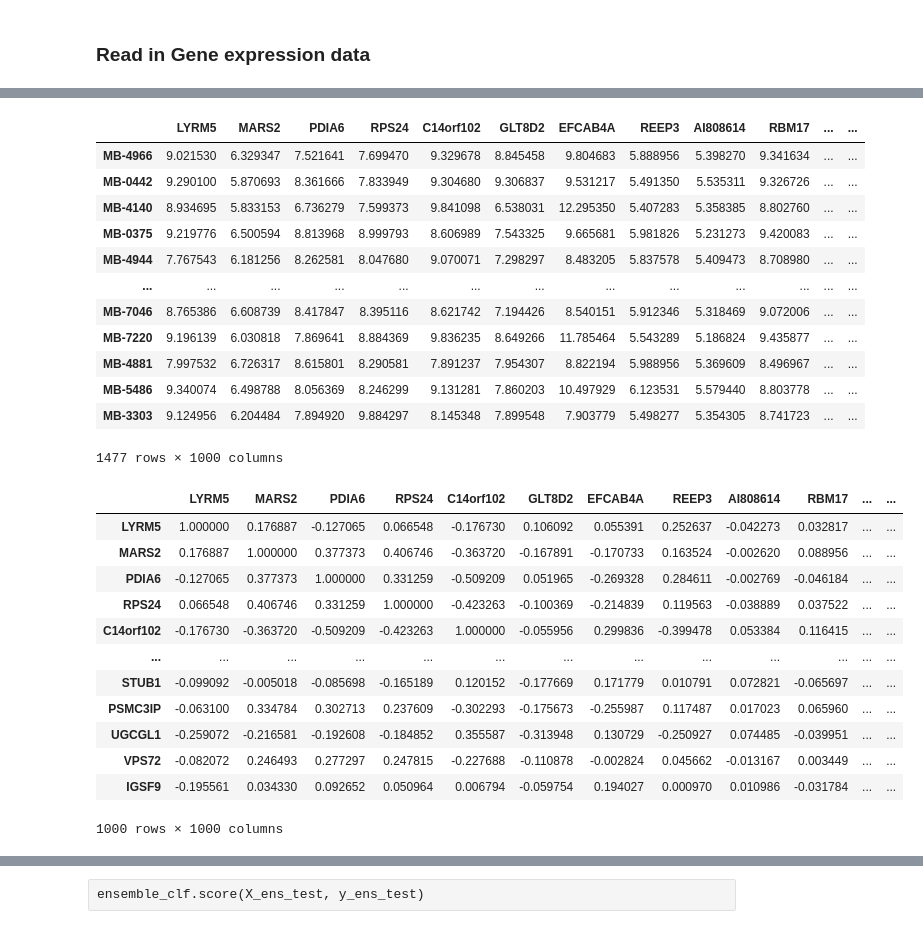
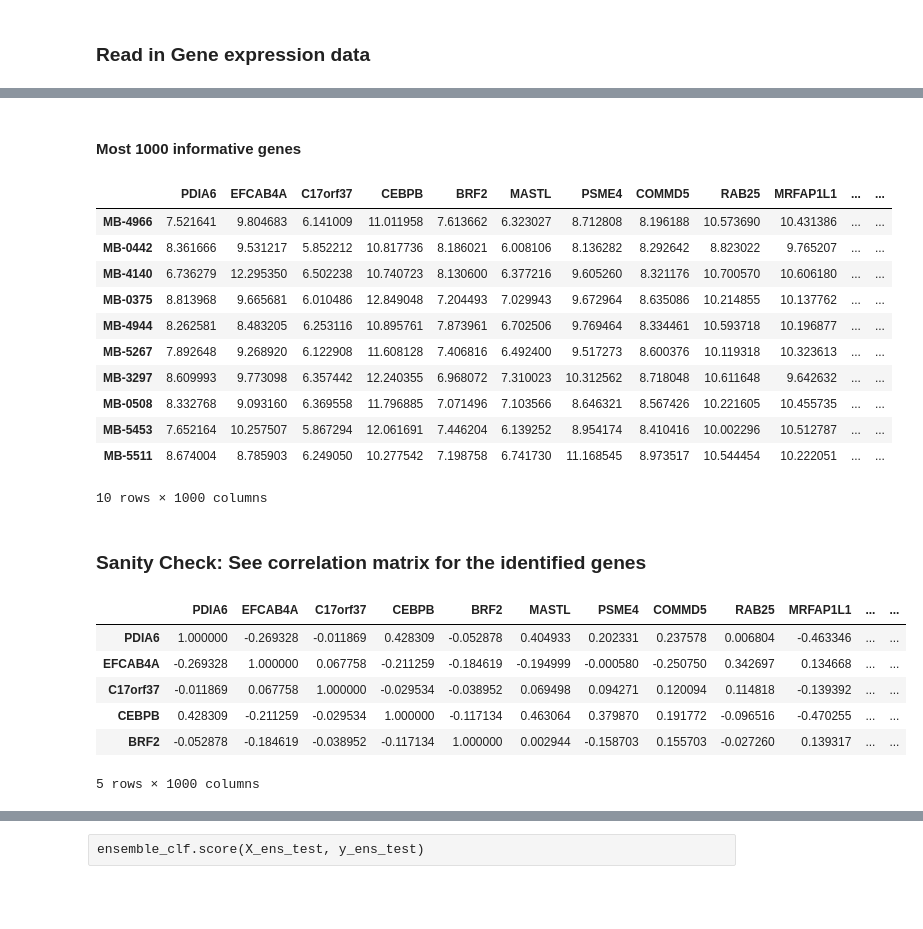
Before and after one commit to RMichae1/biohack2020, a Jupyter notebook: modeling.ipynb, the cells around one changed output, grey strips where cells are left out. Drawn from its saved outputs; the diff is of its cells as text; code cells hidden in the pictures; blank space fills up the shorter version.

```diff
--- a/modeling.ipynb
+++ b/modeling.ipynb
@@ -26,6 +39,11 @@ import matplotlib.pyplot as plt
 ### SET HYPERPARAMETERS
 GENES_SELECTION = 1000
 CNA_SELECTION = 1000
+
+# select which routines to run
+do_xgb_feature_selection = True
+do_rf_feature_selection = True
+do_rf_grid_search = True
 # %%
 patient_df = pd.read_csv("/home/rimichael/Uni/biohack/bric/data_clinical_patient.txt", sep="\t", skiprows=4)
 patient_df = patient_df.set_index('PATIENT_ID')
@@ -252,10 +273,14 @@ X_cna_train.iloc[:, cna_clf.support_]
 # %%
-gene_expr_clf = RFE(
-    RandomForestClassifier(max_depth= 25, max_leaf_nodes= 30,
-                                       n_estimators= 300, n_jobs=6),
-               GENES_SELECTION, step=250, verbose=1)
+if do_rf_feature_selection:
+    gene_expr_clf = RFE(
+        RandomForestClassifier(max_depth= 25, max_leaf_nodes= 30,
+                                           n_estimators= 300, n_jobs=6),
+                   GENES_SELECTION, step=0.2, verbose=1)
 
-gene_expr_clf.fit(X_gene_train, y_gene_train)
-print(gene_expr_clf.score(X_gene_test, y_gene_test))
+    gene_expr_clf.fit(X_gene_train, y_gene_train)
+    print("Gene data RFE Random Forest - Train score:")
+    print(gene_expr_clf.score(X_gene_train, y_gene_train))
+    print("Gene data RFE Random Forest - test score:")
+    print(gene_expr_clf.score(X_gene_test, y_gene_test))
 # %% [output]
 Fitting estimator with 24368 features.
@@ -278,35 +295,32 @@ Fitting estimator with 1118 features.
+# %% [markdown]
+#### Most 1000 informative genes
 # %%
 top_gene_list = list(X_gene_train.iloc[:, gene_expr_clf.support_])
 top_gene_train_df = X_gene_train.iloc[:, gene_expr_clf.support_]
-top_gene_train_df
+top_gene_train_df.head(10)
 # %% [output]
-|  | LYRM5 | MARS2 | PDIA6 | RPS24 | C14orf102 | GLT8D2 | EFCAB4A | REEP3 | AI808614 | RBM17 | ... | ... |
-| MB-4966 | 9.021530 | 6.329347 | 7.521641 | 7.699470 | 9.329678 | 8.845458 | 9.804683 | 5.888956 | 5.398270 | 9.341634 | ... | ... |
-| MB-0442 | 9.290100 | 5.870693 | 8.361666 | 7.833949 | 9.304680 | 9.306837 | 9.531217 | 5.491350 | 5.535311 | 9.326726 | ... | ... |
-| MB-4140 | 8.934695 | 5.833153 | 6.736279 | 7.599373 | 9.841098 | 6.538031 | 12.295350 | 5.407283 | 5.358385 | 8.802760 | ... | ... |
-| MB-0375 | 9.219776 | 6.500594 | 8.813968 | 8.999793 | 8.606989 | 7.543325 | 9.665681 | 5.981826 | 5.231273 | 9.420083 | ... | ... |
-| MB-4944 | 7.767543 | 6.181256 | 8.262581 | 8.047680 | 9.070071 | 7.298297 | 8.483205 | 5.837578 | 5.409473 | 8.708980 | ... | ... |
-| ... | ... | ... | ... | ... | ... | ... | ... | ... | ... | ... | ... | ... |
-| MB-7046 | 8.765386 | 6.608739 | 8.417847 | 8.395116 | 8.621742 | 7.194426 | 8.540151 | 5.912346 | 5.318469 | 9.072006 | ... | ... |
-| MB-7220 | 9.196139 | 6.030818 | 7.869641 | 8.884369 | 9.836235 | 8.649266 | 11.785464 | 5.543289 | 5.186824 | 9.435877 | ... | ... |
-| MB-4881 | 7.997532 | 6.726317 | 8.615801 | 8.290581 | 7.891237 | 7.954307 | 8.822194 | 5.988956 | 5.369609 | 8.496967 | ... | ... |
-| MB-5486 | 9.340074 | 6.498788 | 8.056369 | 8.246299 | 9.131281 | 7.860203 | 10.497929 | 6.123531 | 5.579440 | 8.803778 | ... | ... |
-| MB-3303 | 9.124956 | 6.204484 | 7.894920 | 9.884297 | 8.145348 | 7.899548 | 7.903779 | 5.498277 | 5.354305 | 8.741723 | ... | ... |
+|  | PDIA6 | EFCAB4A | C17orf37 | CEBPB | BRF2 | MASTL | PSME4 | COMMD5 | RAB25 | MRFAP1L1 | ... | ... |
+| MB-4966 | 7.521641 | 9.804683 | 6.141009 | 11.011958 | 7.613662 | 6.323027 | 8.712808 | 8.196188 | 10.573690 | 10.431386 | ... | ... |
+| MB-0442 | 8.361666 | 9.531217 | 5.852212 | 10.817736 | 8.186021 | 6.008106 | 8.136282 | 8.292642 | 8.823022 | 9.765207 | ... | ... |
+| MB-4140 | 6.736279 | 12.295350 | 6.502238 | 10.740723 | 8.130600 | 6.377216 | 9.605260 | 8.321176 | 10.700570 | 10.606180 | ... | ... |
+| MB-0375 | 8.813968 | 9.665681 | 6.010486 | 12.849048 | 7.204493 | 7.029943 | 9.672964 | 8.635086 | 10.214855 | 10.137762 | ... | ... |
+| MB-4944 | 8.262581 | 8.483205 | 6.253116 | 10.895761 | 7.873961 | 6.702506 | 9.769464 | 8.334461 | 10.593718 | 10.196877 | ... | ... |
+| MB-5267 | 7.892648 | 9.268920 | 6.122908 | 11.608128 | 7.406816 | 6.492400 | 9.517273 | 8.600376 | 10.119318 | 10.323613 | ... | ... |
+| MB-3297 | 8.609993 | 9.773098 | 6.357442 | 12.240355 | 6.968072 | 7.310023 | 10.312562 | 8.718048 | 10.611648 | 9.642632 | ... | ... |
+| MB-0508 | 8.332768 | 9.093160 | 6.369558 | 11.796885 | 7.071496 | 7.103566 | 8.646321 | 8.567426 | 10.221605 | 10.455735 | ... | ... |
+| MB-5453 | 7.652164 | 10.257507 | 5.867294 | 12.061691 | 7.446204 | 6.139252 | 8.954174 | 8.410416 | 10.002296 | 10.512787 | ... | ... |
+| MB-5511 | 8.674004 | 8.785903 | 6.249050 | 10.277542 | 7.198758 | 6.741730 | 11.168545 | 8.973517 | 10.544454 | 10.222051 | ... | ... |
-1477 rows × 1000 columns
+10 rows × 1000 columns
+# %% [markdown]
+### Sanity Check: See correlation matrix for the identified genes
 # %%
 top_gene_train_corr = top_gene_train_df.corr()
-top_gene_train_corr
+top_gene_train_corr.head()
 # %% [output]
-|  | LYRM5 | MARS2 | PDIA6 | RPS24 | C14orf102 | GLT8D2 | EFCAB4A | REEP3 | AI808614 | RBM17 | ... | ... |
-| LYRM5 | 1.000000 | 0.176887 | -0.127065 | 0.066548 | -0.176730 | 0.106092 | 0.055391 | 0.252637 | -0.042273 | 0.032817 | ... | ... |
-| MARS2 | 0.176887 | 1.000000 | 0.377373 | 0.406746 | -0.363720 | -0.167891 | -0.170733 | 0.163524 | -0.002620 | 0.088956 | ... | ... |
-| PDIA6 | -0.127065 | 0.377373 | 1.000000 | 0.331259 | -0.509209 | 0.051965 | -0.269328 | 0.284611 | -0.002769 | -0.046184 | ... | ... |
-| RPS24 | 0.066548 | 0.406746 | 0.331259 | 1.000000 | -0.423263 | -0.100369 | -0.214839 | 0.119563 | -0.038889 | 0.037522 | ... | ... |
-| C14orf102 | -0.176730 | -0.363720 | -0.509209 | -0.423263 | 1.000000 | -0.055956 | 0.299836 | -0.399478 | 0.053384 | 0.116415 | ... | ... |
-| ... | ... | ... | ... | ... | ... | ... | ... | ... | ... | ... | ... | ... |
-| STUB1 | -0.099092 | -0.005018 | -0.085698 | -0.165189 | 0.120152 | -0.177669 | 0.171779 | 0.010791 | 0.072821 | -0.065697 | ... | ... |
-| PSMC3IP | -0.063100 | 0.334784 | 0.302713 | 0.237609 | -0.302293 | -0.175673 | -0.255987 | 0.117487 | 0.017023 | 0.065960 | ... | ... |
-| UGCGL1 | -0.259072 | -0.216581 | -0.192608 | -0.184852 | 0.355587 | -0.313948 | 0.130729 | -0.250927 | 0.074485 | -0.039951 | ... | ... |
-| VPS72 | -0.082072 | 0.246493 | 0.277297 | 0.247815 | -0.227688 | -0.110878 | -0.002824 | 0.045662 | -0.013167 | 0.003449 | ... | ... |
-| IGSF9 | -0.195561 | 0.034330 | 0.092652 | 0.050964 | 0.006794 | -0.059754 | 0.194027 | 0.000970 | 0.010986 | -0.031784 | ... | ... |
+|  | PDIA6 | EFCAB4A | C17orf37 | CEBPB | BRF2 | MASTL | PSME4 | COMMD5 | RAB25 | MRFAP1L1 | ... | ... |
+| PDIA6 | 1.000000 | -0.269328 | -0.011869 | 0.428309 | -0.052878 | 0.404933 | 0.202331 | 0.237578 | 0.006804 | -0.463346 | ... | ... |
+| EFCAB4A | -0.269328 | 1.000000 | 0.067758 | -0.211259 | -0.184619 | -0.194999 | -0.000580 | -0.250750 | 0.342697 | 0.134668 | ... | ... |
+| C17orf37 | -0.011869 | 0.067758 | 1.000000 | -0.029534 | -0.038952 | 0.069498 | 0.094271 | 0.120094 | 0.114818 | -0.139392 | ... | ... |
+| CEBPB | 0.428309 | -0.211259 | -0.029534 | 1.000000 | -0.117134 | 0.463064 | 0.379870 | 0.191772 | -0.096516 | -0.470255 | ... | ... |
+| BRF2 | -0.052878 | -0.184619 | -0.038952 | -0.117134 | 1.000000 | 0.002944 | -0.158703 | 0.155703 | -0.027260 | 0.139317 | ... | ... |
-1000 rows × 1000 columns
+5 rows × 1000 columns
```
Also changed, not shown: parts of 67 cells of this notebook, 6 other files.
